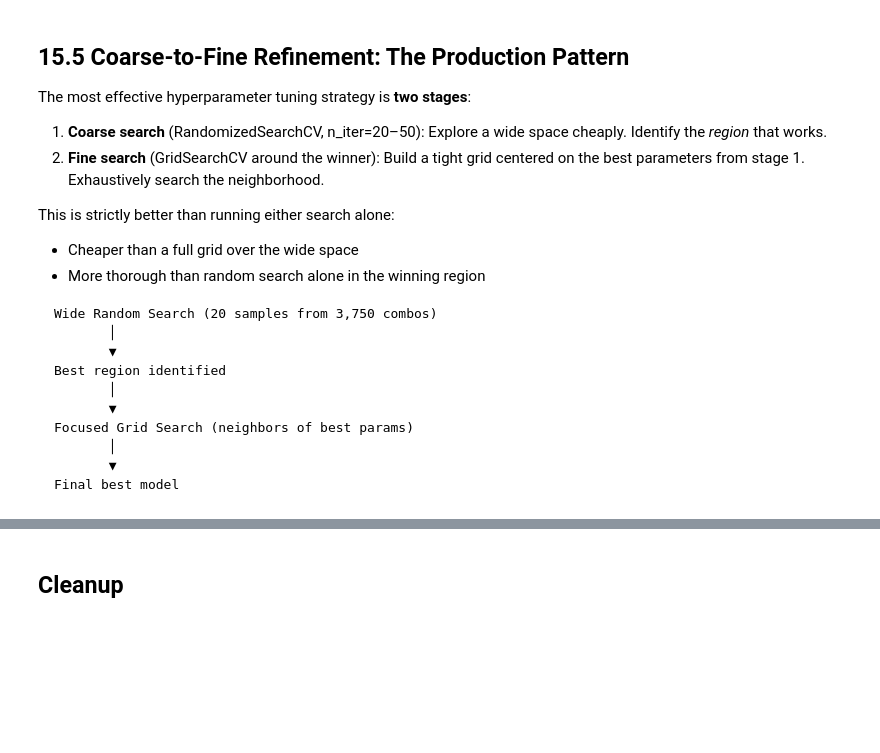
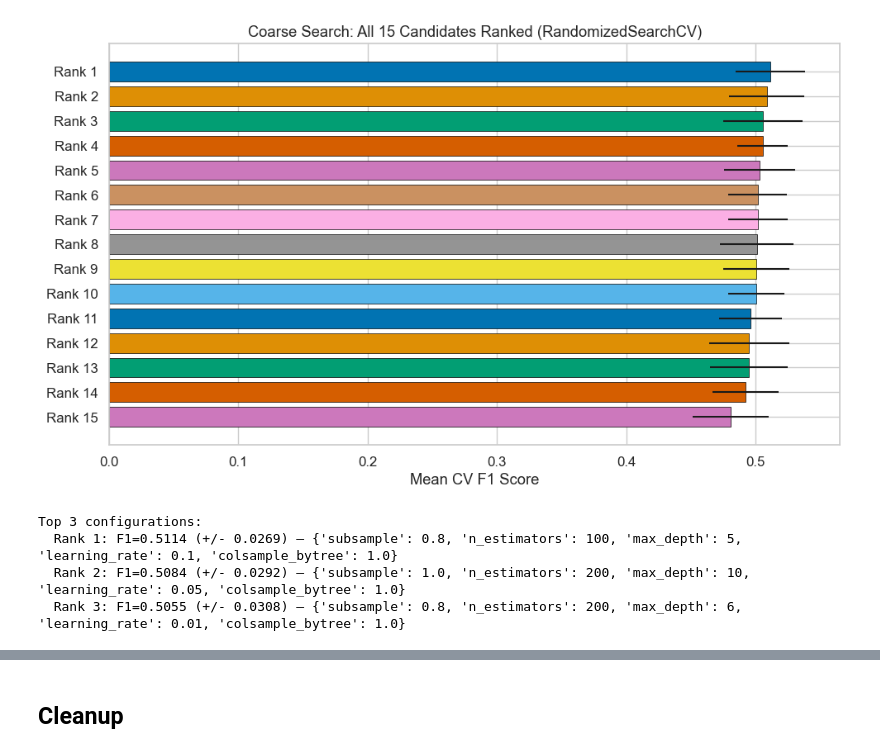
Before and after one commit to dfbustosus/snowpark_fundamentals, a Jupyter notebook: notebooks/15_model_training_at_scale.ipynb, the cells around one changed output, grey strips where cells are left out. Saved outputs shown, nothing was run; the diff lists cells and outputs as text; code cells hidden in the pictures; blank space fills up the shorter version.

Commit message:
Update trainign at scale

````diff
--- a/notebooks/15_model_training_at_scale.ipynb
+++ b/notebooks/15_model_training_at_scale.ipynb
@@ -292,0 +244,20 @@ print(f"Estimated credits: {CREDITS_PER_HOUR * random_time / 3600:.3f}")
+# %%
+# --- Caching: avoid re-executing the preprocessing DAG ---
+
+# cache_result() materializes as a temp table — preprocessing runs ONCE
+df_tune_cached = df_tune.cache_result()
+tune_train, tune_test = split_data(df_tune_cached)
+print(f"Cached tuning set: {df_tune_cached.count()} rows (materialized as temp table)")
+print(f"Tune train: {tune_train.count()} rows, Tune test: {tune_test.count()} rows")
+
+# Also cache the full training data for final model training later
+df_train_cached = train_df.cache_result()
+print(f"Cached full train: {df_train_cached.count()} rows")
+
+# Demonstrate the speed benefit: time a training run on cached data
+t0 = time.time()
+_ = train_model(tune_train, FEATURE_COLS, LABEL_COL, model_type='xgboost',
+                model_params={'n_estimators': 50, 'max_depth': 4})
+cached_train_time = time.time() - t0
+print(f"\nTraining on cached sample: {cached_train_time:.1f}s  |  {estimate_credits(cached_train_time):.4f} credits")
+print(f"(vs. {train_time:.1f}s on full uncached data — {train_time/max(cached_train_time, 0.01):.1f}x faster)")
@@ -319,27 +415,35 @@ for _, row in random_results_df.head(3).iterrows():
-# %% [markdown]
-## 15.5 Coarse-to-Fine Refinement: The Production Pattern
-
-The most effective hyperparameter tuning strategy is **two stages**:
-
-1. **Coarse search** (RandomizedSearchCV, n_iter=20–50): Explore a wide space cheaply. Identify the *region* that works.
-2. **Fine search** (GridSearchCV around the winner): Build a tight grid centered on the best parameters from stage 1. Exhaustively search the neighborhood.
-
-This is strictly better than running either search alone:
-- Cheaper than a full grid over the wide space
-- More thorough than random search alone in the winning region
-
-```
-Wide Random Search (20 samples from 3,750 combos)
-       │
-       ▼
-Best region identified
-       │
-       ▼
-Focused Grid Search (neighbors of best params)
-       │
-       ▼
-Final best model
-```
+# %%
+# Visualize all 15 candidates with error bars
+random_results = get_search_results(random_search)
+random_results_df = pd.DataFrame(random_results)
+
+fig, ax = plt.subplots(figsize=(10, 6))
+colors = sns.color_palette('colorblind', len(random_results_df))
+ax.barh(
+    range(len(random_results_df)),
+    random_results_df['mean_test_score'],
+    xerr=random_results_df['std_test_score'],
+    color=colors,
+    edgecolor='black', linewidth=0.5,
+)
+ax.set_yticks(range(len(random_results_df)))
+ax.set_yticklabels([f"Rank {r}" for r in random_results_df['rank_test_score']])
+ax.set_xlabel('Mean CV F1 Score')
+ax.set_title('Coarse Search: All 15 Candidates Ranked (RandomizedSearchCV)')
+ax.invert_yaxis()
+plt.tight_layout()
+plt.show()
+
+print("Top 3 configurations:")
+for _, row in random_results_df.head(3).iterrows():
+    print(f"  Rank {row['rank_test_score']}: F1={row['mean_test_score']:.4f} "
+          f"(+/- {row['std_test_score']:.4f}) — {row['params']}")
+# %% [output]
+[figure, added]
+Top 3 configurations:
+  Rank 1: F1=0.5114 (+/- 0.0269) — {'subsample': 0.8, 'n_estimators': 100, 'max_depth': 5, 'learning_rate': 0.1, 'colsample_bytree': 1.0}
+  Rank 2: F1=0.5084 (+/- 0.0292) — {'subsample': 1.0, 'n_estimators': 200, 'max_depth': 10, 'learning_rate': 0.05, 'colsample_bytree': 1.0}
+  Rank 3: F1=0.5055 (+/- 0.0308) — {'subsample': 0.8, 'n_estimators': 200, 'max_depth': 6, 'learning_rate': 0.01, 'colsample_bytree': 1.0}
 # %%
 # Stage 2: Build a focused grid around the randomized search winner
 best = random_best['best_params']
````
Also changed, not shown: parts of 35 cells of this notebook.
